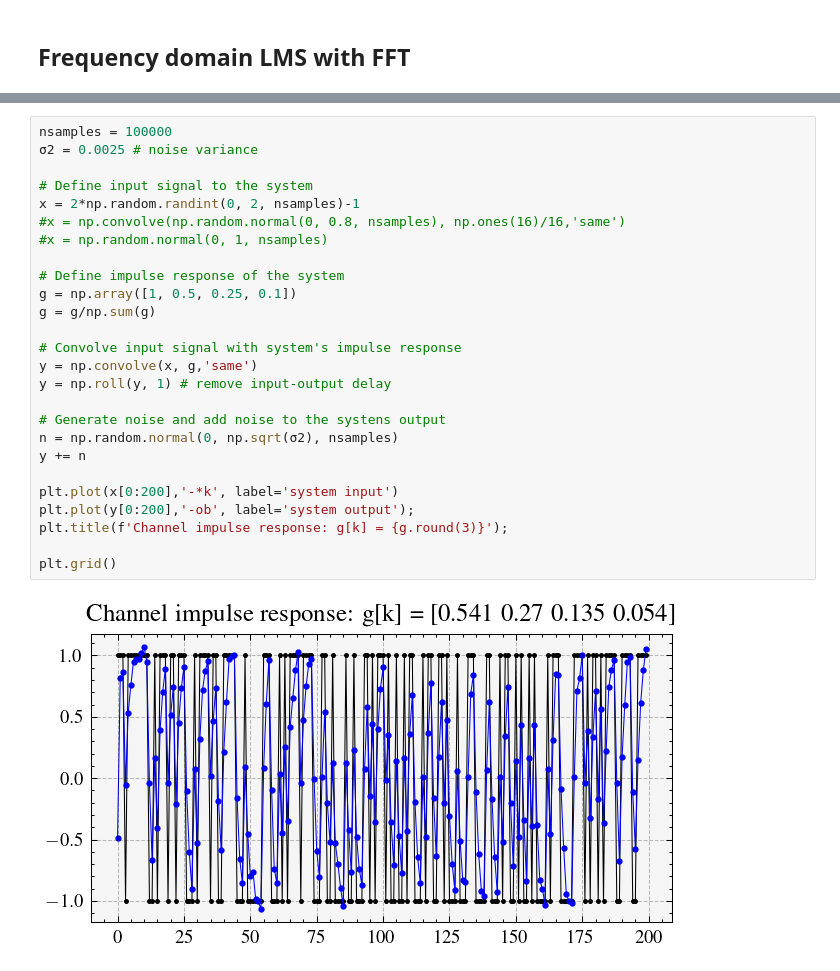
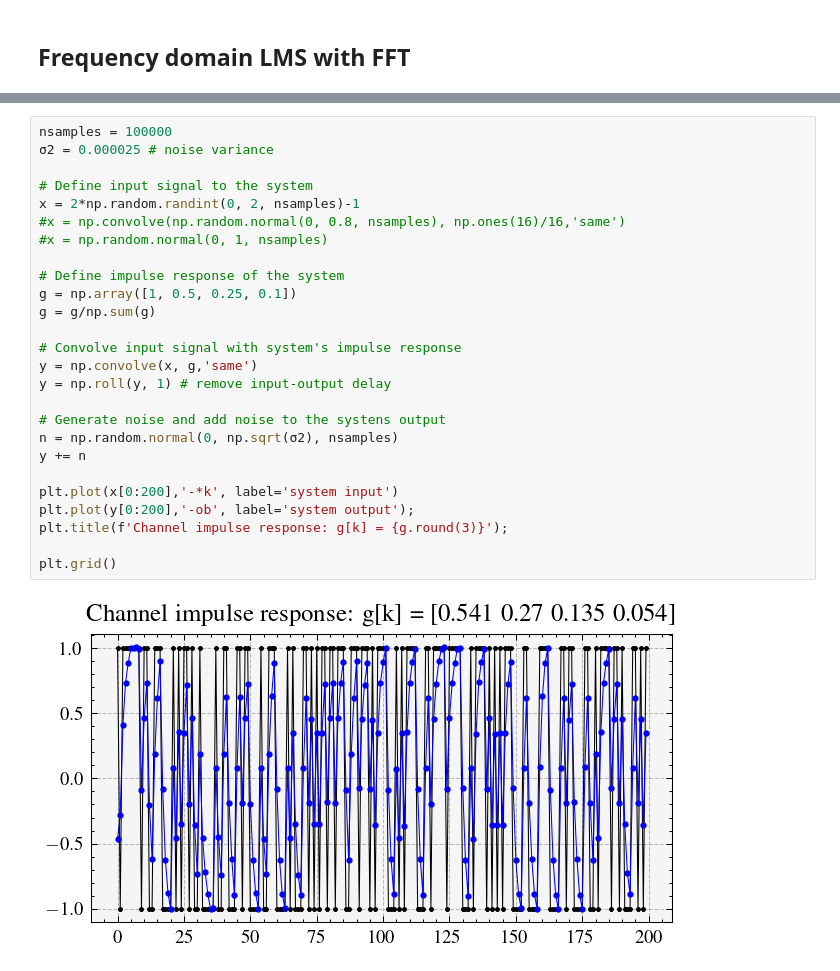
Before and after one commit to edsonportosilva/AdaptiveSignalProcessing, a Jupyter notebook: notebooks/5. Variants of the LMS algorithm.ipynb, the cells around one changed output, grey strips where cells are left out. Cells and saved outputs as stored; diff of their text form.

```diff
--- a/notebooks/5. Variants of the LMS algorithm.ipynb
+++ b/notebooks/5. Variants of the LMS algorithm.ipynb
@@ -681,32 +687,32 @@ def fdlms(x, d, Ntaps, μ, Nfft=32):
     return y, h, squaredError, H
 # %%
 nsamples = 100000
-σ2 = 0.0025 # noise variance
+σ2 = 0.000025 # noise variance
 
 # Define input signal to the system
 x = 2*np.random.randint(0, 2, nsamples)-1
 #x = np.convolve(np.random.normal(0, 0.8, nsamples), np.ones(16)/16,'same')
 #x = np.random.normal(0, 1, nsamples)
 
 # Define impulse response of the system
 g = np.array([1, 0.5, 0.25, 0.1])
 g = g/np.sum(g)
 
 # Convolve input signal with system's impulse response
 y = np.convolve(x, g,'same')
 y = np.roll(y, 1) # remove input-output delay
 
 # Generate noise and add noise to the systens output
 n = np.random.normal(0, np.sqrt(σ2), nsamples)
 y += n
 
 plt.plot(x[0:200],'-*k', label='system input')
 plt.plot(y[0:200],'-ob', label='system output');
 plt.title(f'Channel impulse response: g[k] = {g.round(3)}');
 
 plt.grid()
 # %% [output]
-[figure, old version]
+[figure, new version]
 # %%
 # equalizer with LMS in the frequency domain
 μ = 0.1
```
Also changed, not shown: parts of 3 cells of this notebook.
